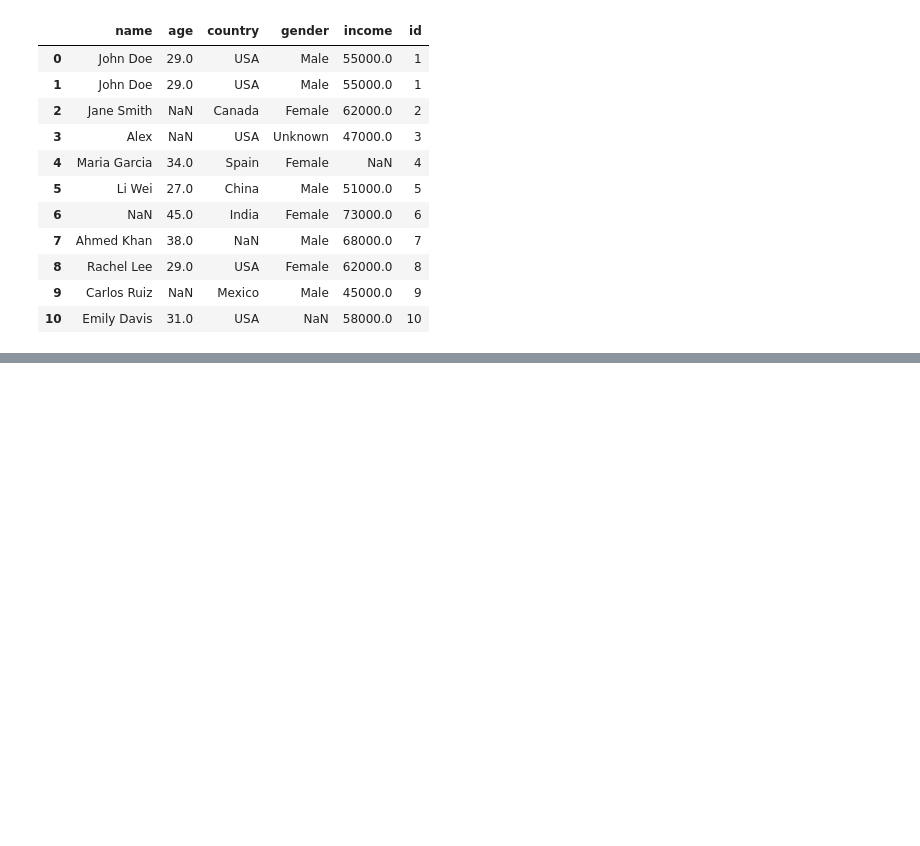
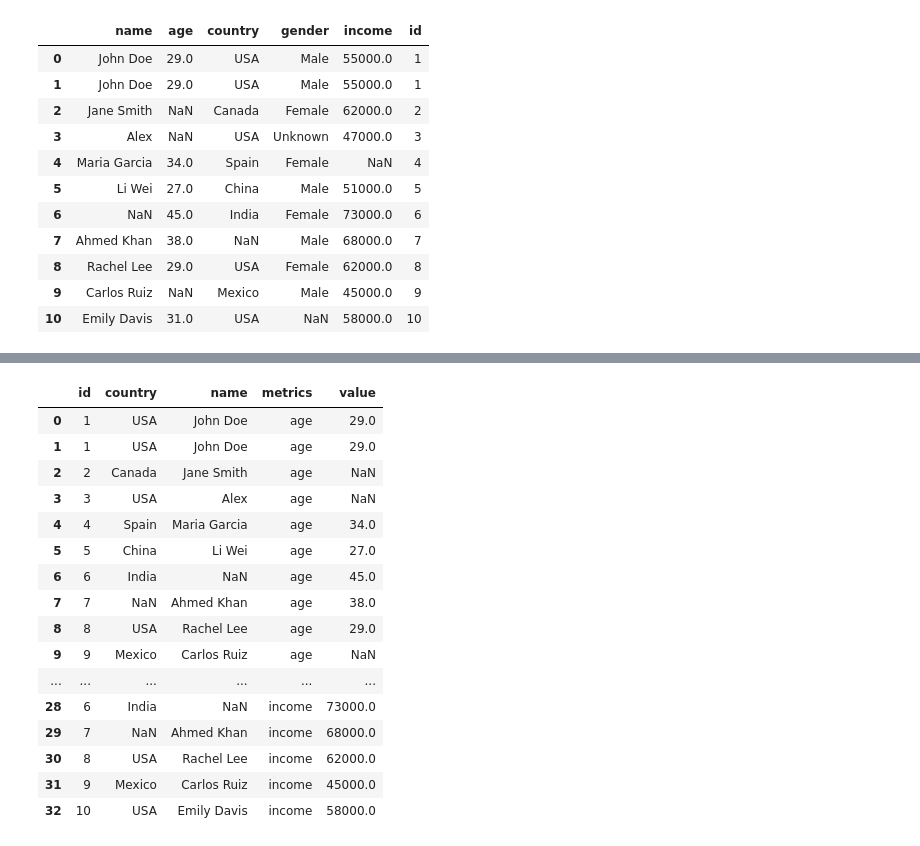
Before and after one commit to SimranGrak/numpy, a Jupyter notebook: pandas_tutorial.ipynb, the cells around one changed output, grey strips where cells are left out. Drawn from its saved outputs; the diff is of its cells as text; code cells hidden in the pictures; blank space fills up the shorter version.

```diff
--- a/pandas_tutorial.ipynb
+++ b/pandas_tutorial.ipynb
@@ -647,0 +708,40 @@ raw_data[new_col_order]
+# %%
+#Melt and Pivot function
+
+#melt function: wide to long format
+melted_data=raw_data.melt(
+    id_vars=["id","country", "name"],
+    value_vars=["age","gender", "income"],
+    var_name="metrics",
+    value_name="value"
+)
+
+melted_data
+
+
+#pivot function: long format to wide format
+# original_data=melted_data.pivot(
+#     index=["id","country", "name"],
+#     columns="metrics",
+#     values="value"
+# )
+
+# original_data
+# %% [output]
+|  | id | country | name | metrics | value |
+| 0 | 1 | USA | John Doe | age | 29.0 |
+| 1 | 1 | USA | John Doe | age | 29.0 |
+| 2 | 2 | Canada | Jane Smith | age | NaN |
+| 3 | 3 | USA | Alex | age | NaN |
+| 4 | 4 | Spain | Maria Garcia | age | 34.0 |
+| 5 | 5 | China | Li Wei | age | 27.0 |
+| 6 | 6 | India | NaN | age | 45.0 |
+| 7 | 7 | NaN | Ahmed Khan | age | 38.0 |
+| 8 | 8 | USA | Rachel Lee | age | 29.0 |
+| 9 | 9 | Mexico | Carlos Ruiz | age | NaN |
+| ... | ... | ... | ... | ... | ... |
+| 28 | 6 | India | NaN | income | 73000.0 |
+| 29 | 7 | NaN | Ahmed Khan | income | 68000.0 |
+| 30 | 8 | USA | Rachel Lee | income | 62000.0 |
+| 31 | 9 | Mexico | Carlos Ruiz | income | 45000.0 |
+| 32 | 10 | USA | Emily Davis | income | 58000.0 |
```
Also changed, not shown: parts of 8 cells of this notebook, 5 other files.
